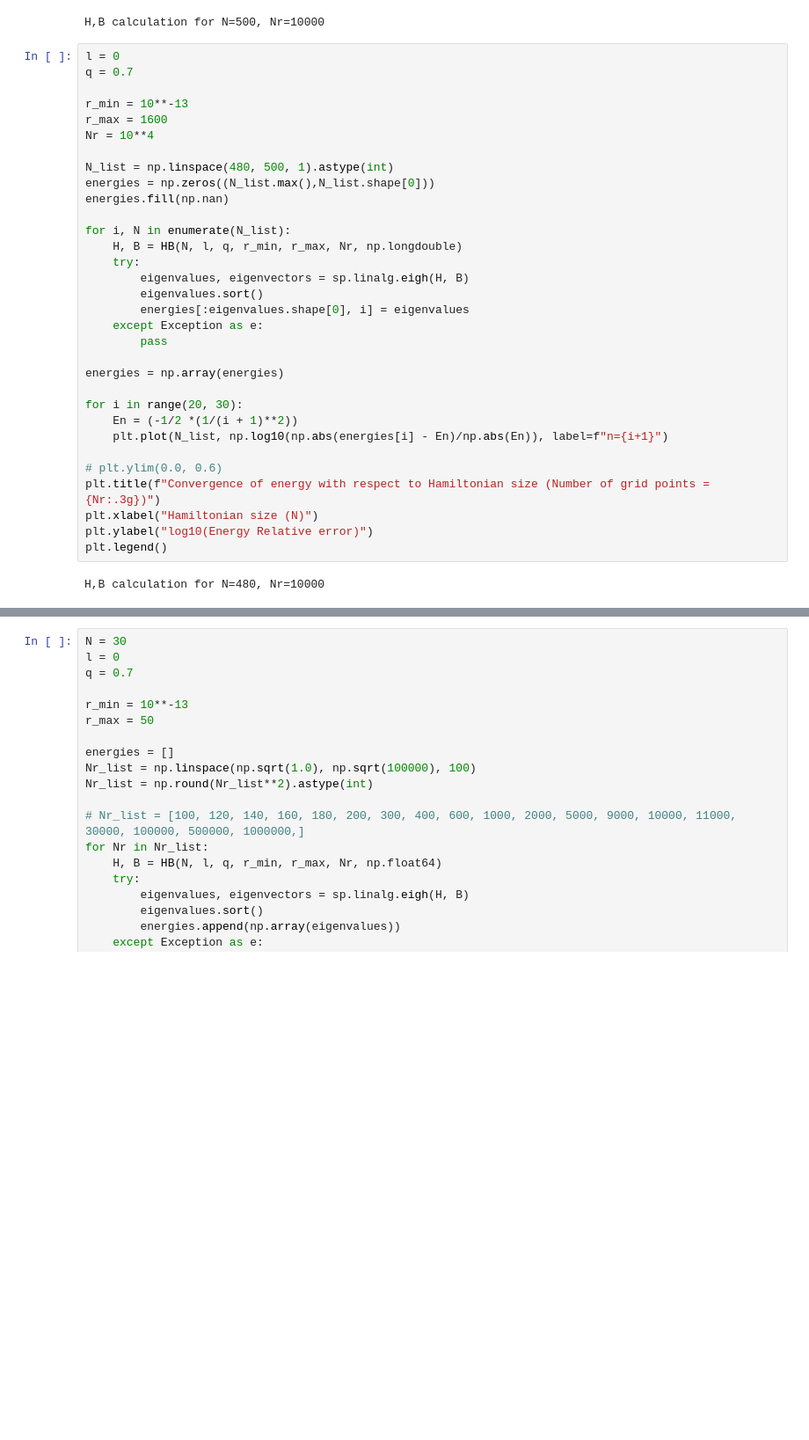
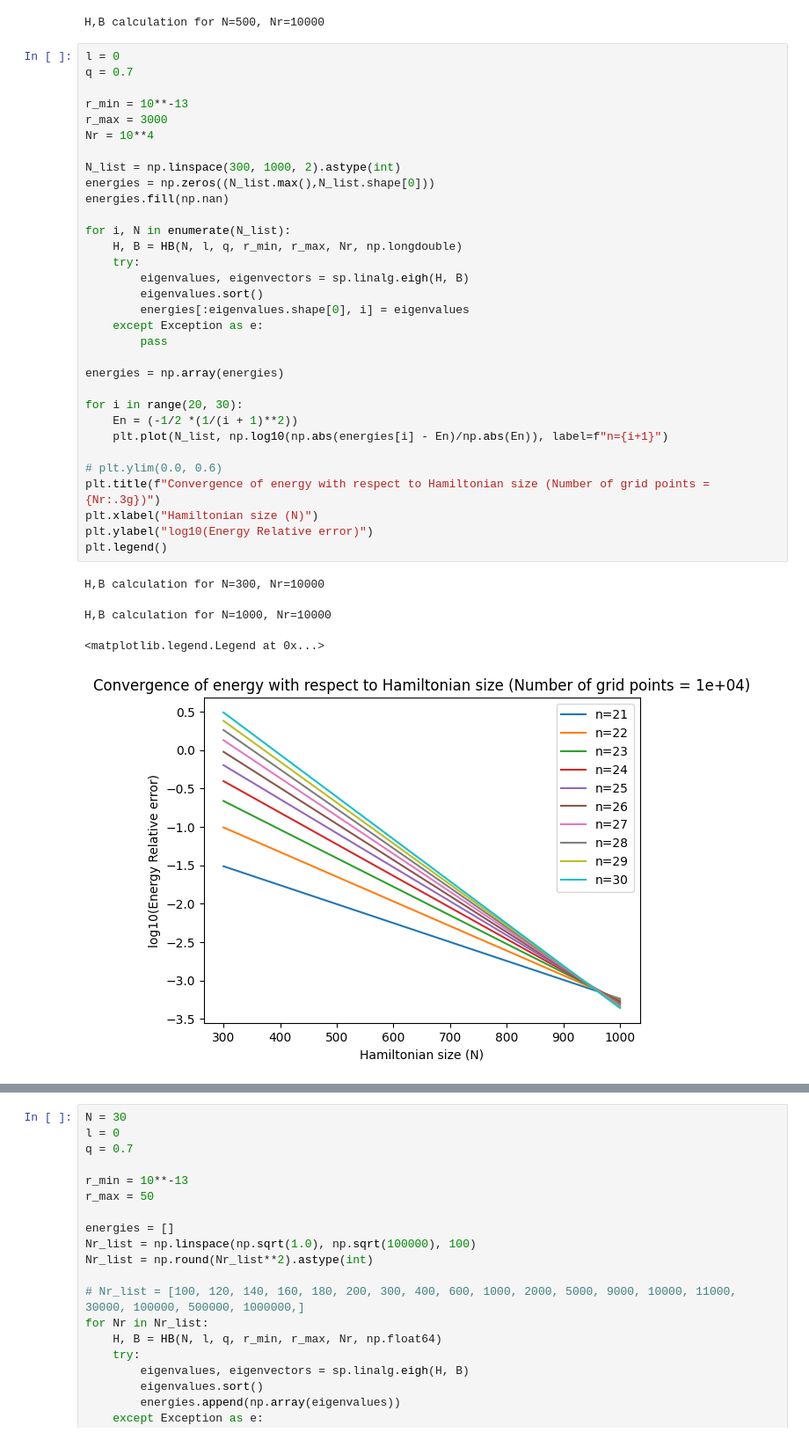
Before and after one commit to Indoxer/sturmian-quantum, a Jupyter notebook: sturmian.ipynb, the cells around one changed output, grey strips where cells are left out. Shown: that part at 88% size. Drawn from its saved outputs; the diff is of its cells as text; blank space fills up the shorter version.

```diff
--- a/sturmian.ipynb
+++ b/sturmian.ipynb
@@ -175,33 +175,36 @@ H,B calculation for N=500, Nr=10000
 l = 0
 q = 0.7
 
 r_min = 10**-13
-r_max = 1600
+r_max = 3000
 Nr = 10**4
 
-N_list = np.linspace(480, 500, 1).astype(int)
+N_list = np.linspace(300, 1000, 2).astype(int)
 energies = np.zeros((N_list.max(),N_list.shape[0]))
 energies.fill(np.nan)
 
 for i, N in enumerate(N_list):
     H, B = HB(N, l, q, r_min, r_max, Nr, np.longdouble)
     try:
         eigenvalues, eigenvectors = sp.linalg.eigh(H, B)
         eigenvalues.sort()
         energies[:eigenvalues.shape[0], i] = eigenvalues
     except Exception as e:
         pass
 
 energies = np.array(energies)
 
 for i in range(20, 30):
     En = (-1/2 *(1/(i + 1)**2))
     plt.plot(N_list, np.log10(np.abs(energies[i] - En)/np.abs(En)), label=f"n={i+1}")
 
 # plt.ylim(0.0, 0.6)
 plt.title(f"Convergence of energy with respect to Hamiltonian size (Number of grid points = {Nr:.3g})")
 plt.xlabel("Hamiltonian size (N)")
 plt.ylabel("log10(Energy Relative error)")
 plt.legend()
 # %% [output]
-H,B calculation for N=480, Nr=10000
+H,B calculation for N=300, Nr=10000
+H,B calculation for N=1000, Nr=10000
+<matplotlib.legend.Legend at 0x...>
+[figure, added]
```
Also changed, not shown: parts of 2 cells of this notebook.
